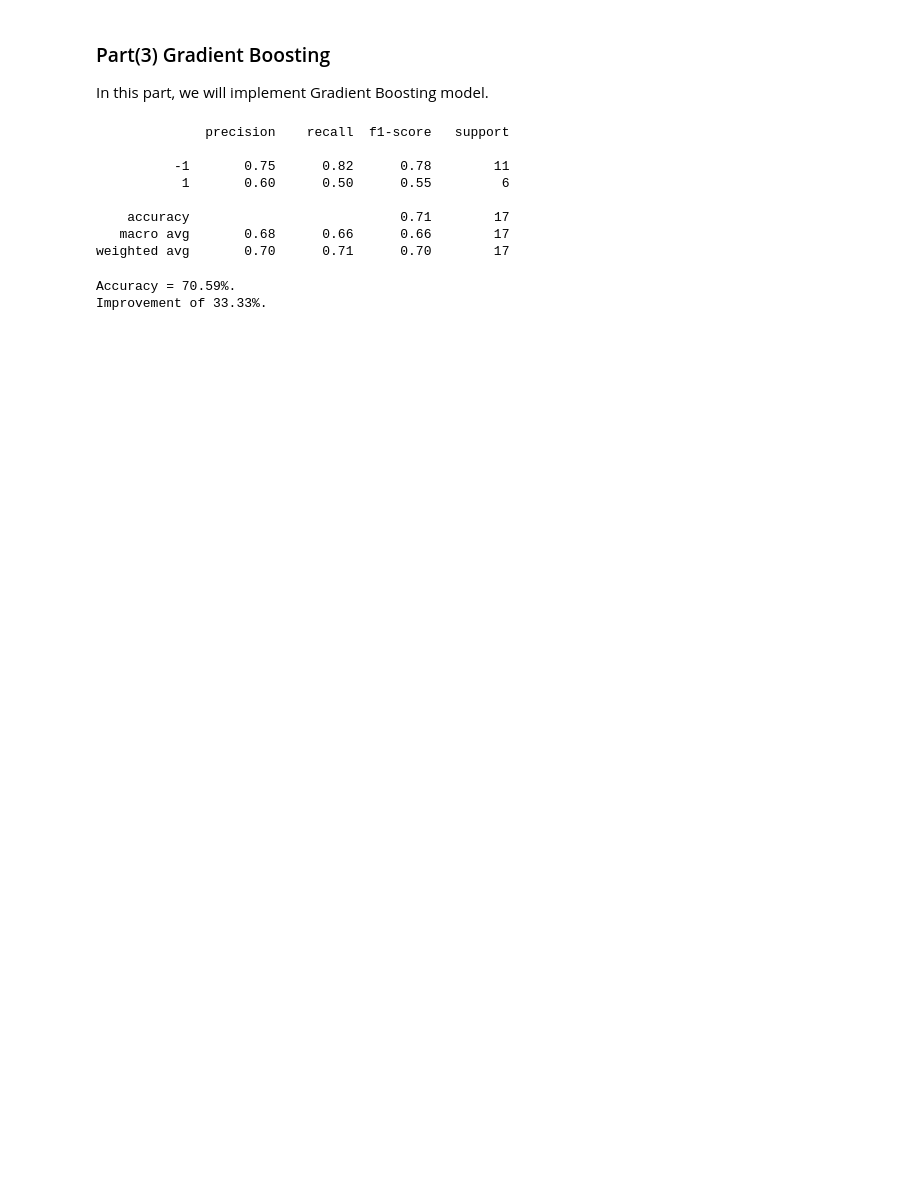
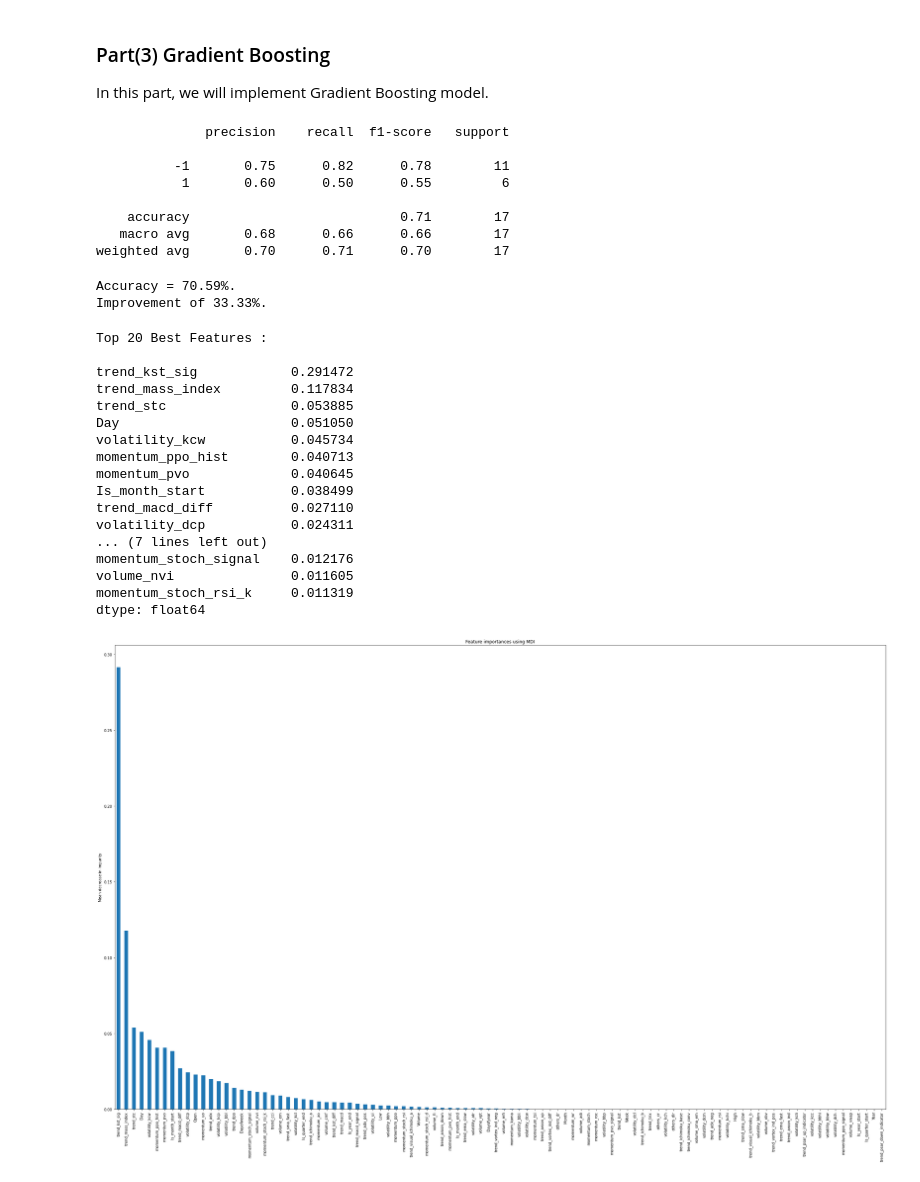
Before and after one commit to maggiechen615/Stock_Stalkers, a Jupyter notebook: Randomforest.ipynb, the cells around one changed output. Saved outputs shown, nothing was run; the diff lists cells and outputs as text; code cells hidden in the pictures; blank space fills up the shorter version.

```diff
--- a/Randomforest.ipynb
+++ b/Randomforest.ipynb
@@ -319,6 +360,27 @@ print('Improvement of {:0.2f}%.'.format( 100 * (gra_accuracy - base_accuracy) /
 # %% [output]
 Accuracy = 70.59%.
 Improvement of 33.33%.
+# %%
+feature_importance(gra_model)
+# %% [output]
+Top 20 Best Features :
+
+trend_kst_sig            0.291472
+trend_mass_index         0.117834
+trend_stc                0.053885
+Day                      0.051050
+volatility_kcw           0.045734
+momentum_ppo_hist        0.040713
+momentum_pvo             0.040645
+Is_month_start           0.038499
+trend_macd_diff          0.027110
+volatility_dcp           0.024311
+... (7 lines left out)
+momentum_stoch_signal    0.012176
+volume_nvi               0.011605
+momentum_stoch_rsi_k     0.011319
+dtype: float64
+[figure, added]
 # %%
 # Hyperparameter tuning : Didn't improve accuracy
 # random_grid_gradient = {'n_estimators': n_estimators,
```
Also changed, not shown: parts of 14 cells of this notebook.
